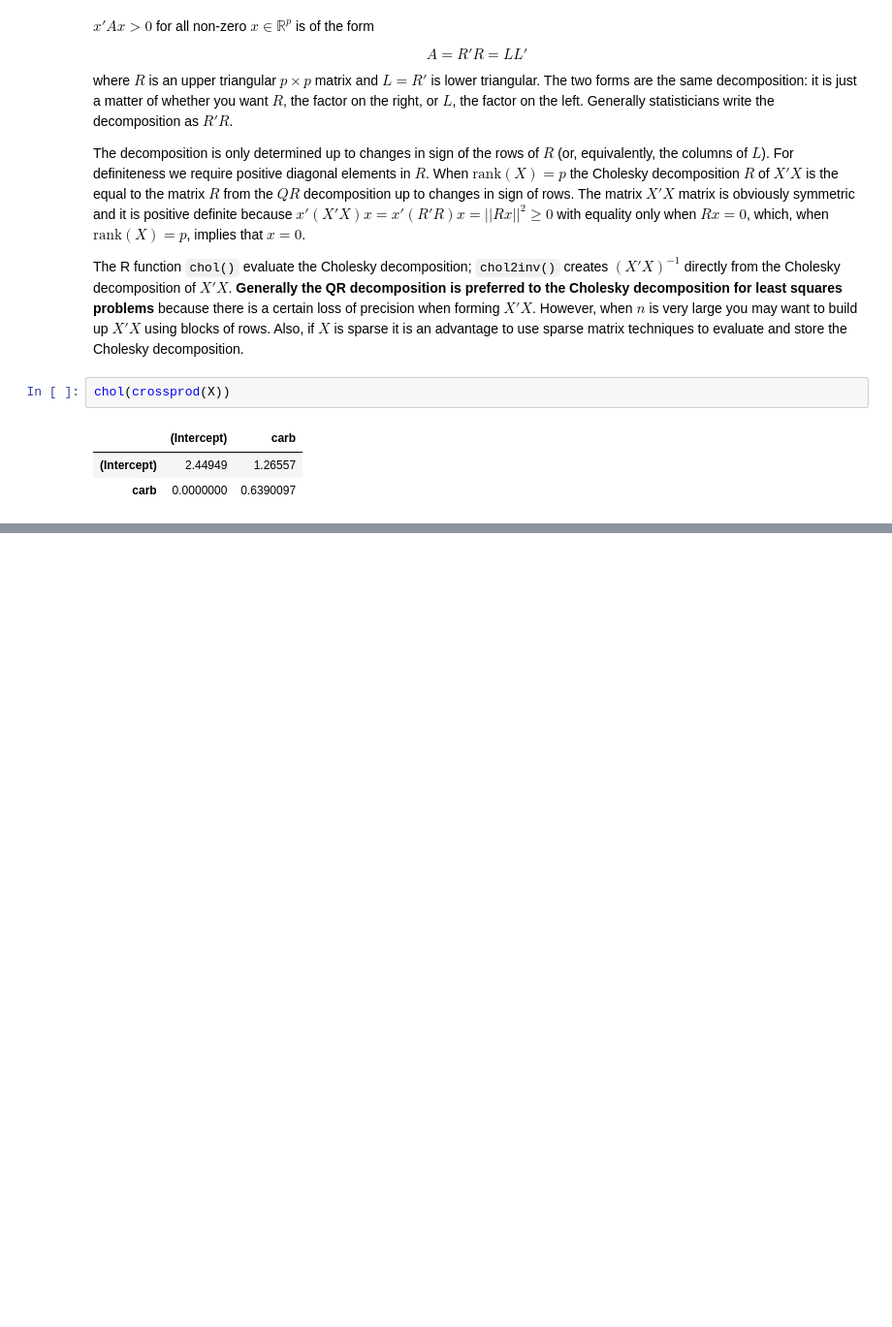
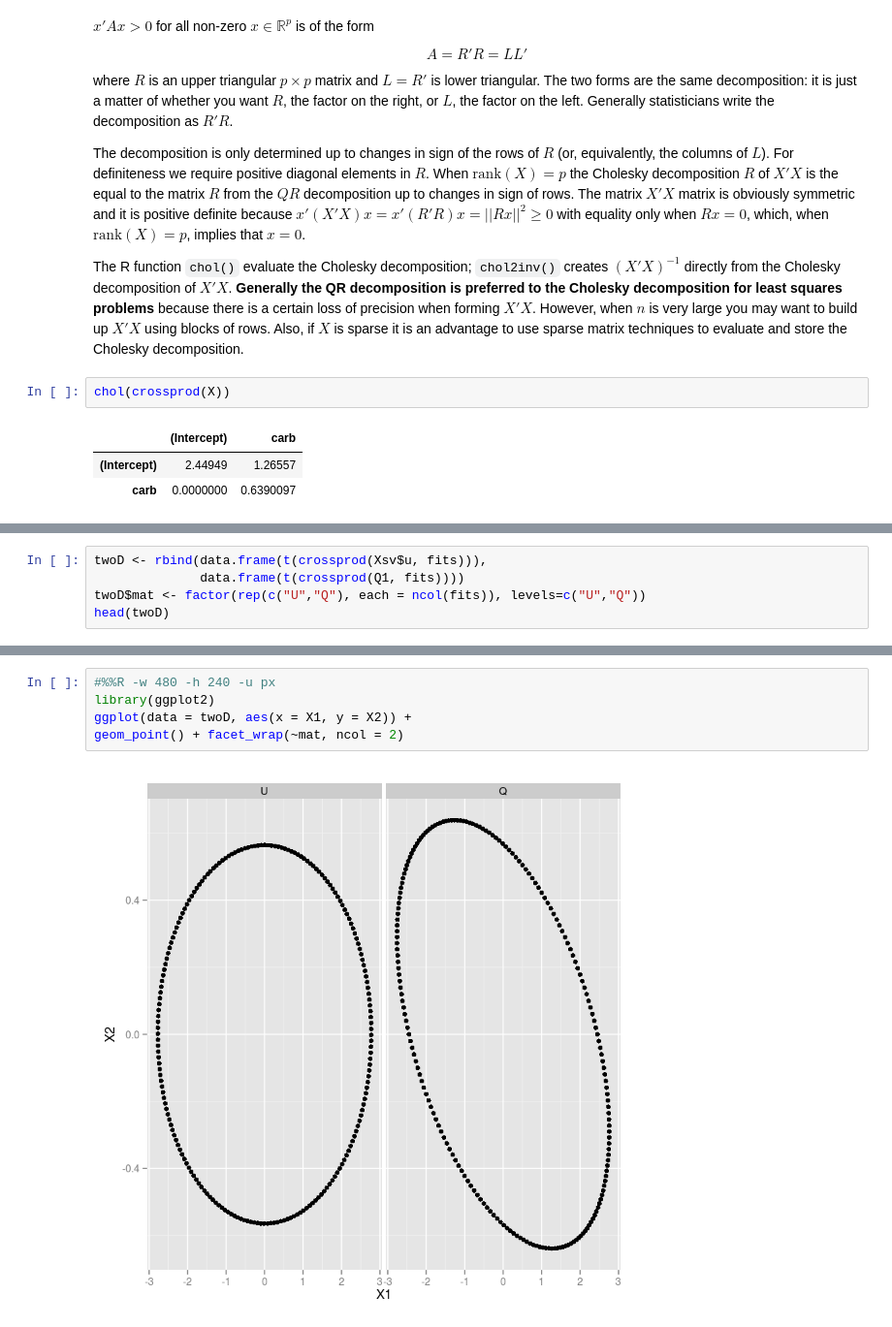
Before and after one commit to daijiang/Notes, a Jupyter notebook: Stats_notes/UW_Madison_Stat_849.ipynb, the cells around one changed output, grey strips where cells are left out. Shown: that part at 97% size. Saved outputs shown, nothing was run; the diff lists cells and outputs as text; blank space fills up the shorter version.

```diff
--- a/Stats_notes/UW_Madison_Stat_849.ipynb
+++ b/Stats_notes/UW_Madison_Stat_849.ipynb
@@ -282,0 +432,5 @@ chol(crossprod(X))
+# %%
+twoD <- rbind(data.frame(t(crossprod(Xsv$u, fits))),
+              data.frame(t(crossprod(Q1, fits))))
+twoD$mat <- factor(rep(c("U","Q"), each = ncol(fits)), levels=c("U","Q"))
+head(twoD)
@@ -282,0 +445,7 @@ chol(crossprod(X))
+# %%
+#%%R -w 480 -h 240 -u px
+library(ggplot2)
+ggplot(data = twoD, aes(x = X1, y = X2)) +
+geom_point() + facet_wrap(~mat, ncol = 2)
+# %% [output]
+[figure, added]
```
Also changed, not shown: parts of 16 cells of this notebook.
